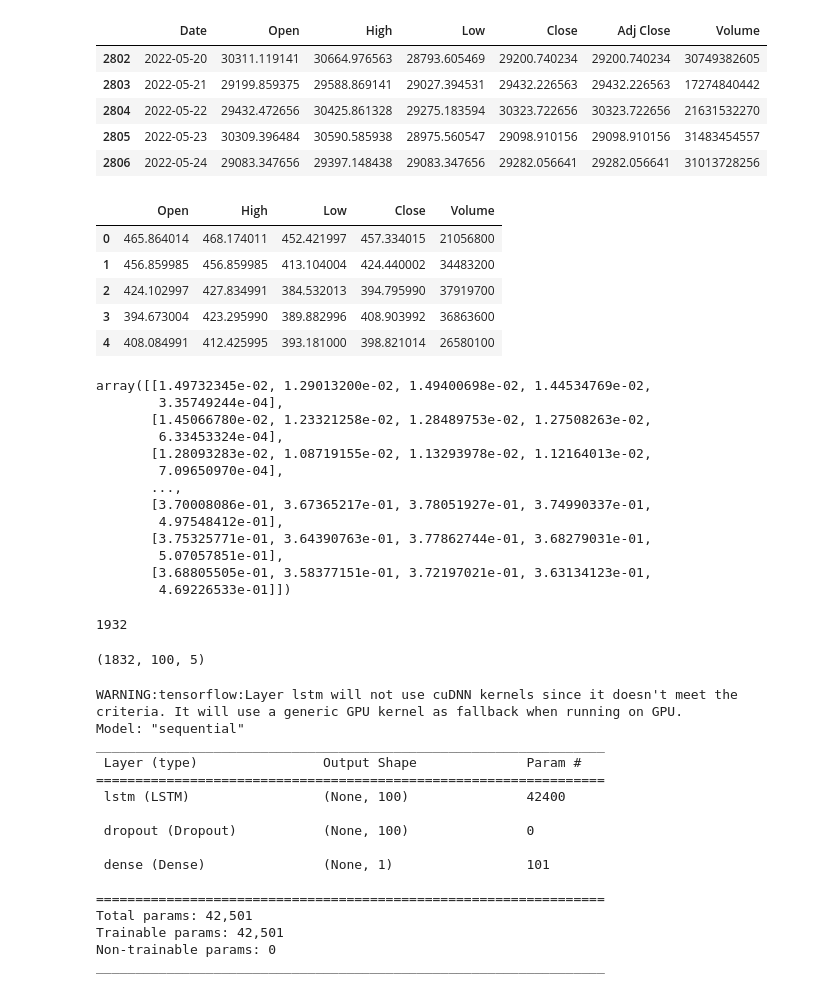
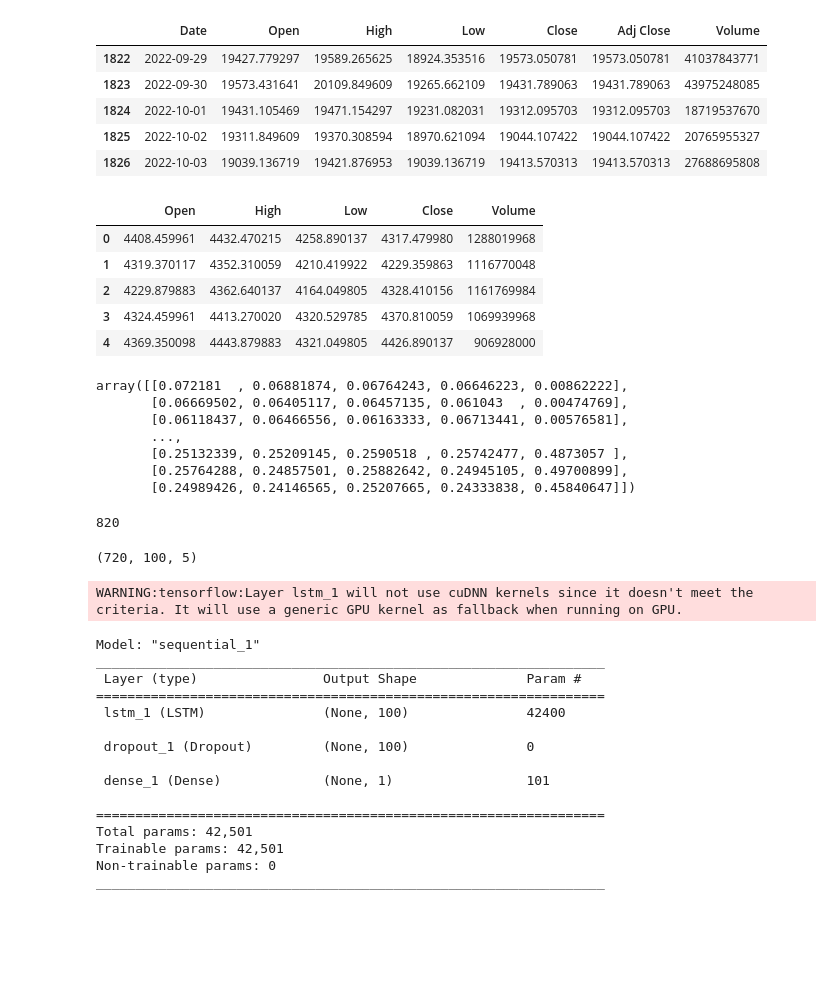
Before and after one commit to merttezcan/Bitcoin-Price-Prediction-using-LSTM, a Jupyter notebook: dl_project.ipynb, the cells around one changed output. Cells and saved outputs as stored; diff of their text form; code cells hidden in the pictures; blank space fills up the shorter version.

```diff
--- a/dl_project.ipynb
+++ b/dl_project.ipynb
@@ -12,15 +12,15 @@ from keras.layers import Dense, LSTM, Dropout
 # %%
 #getting the data
 
-data = pd.read_csv('BTC-USD.csv', date_parser = True)
+data = pd.read_csv('BTC-USD-5-years.csv', date_parser = True)
 data.tail()
 # %% [output]
 |  | Date | Open | High | Low | Close | Adj Close | Volume |
-| 2802 | 2022-05-20 | 30311.119141 | 30664.976563 | 28793.605469 | 29200.740234 | 29200.740234 | 30749382605 |
-| 2803 | 2022-05-21 | 29199.859375 | 29588.869141 | 29027.394531 | 29432.226563 | 29432.226563 | 17274840442 |
-| 2804 | 2022-05-22 | 29432.472656 | 30425.861328 | 29275.183594 | 30323.722656 | 30323.722656 | 21631532270 |
-| 2805 | 2022-05-23 | 30309.396484 | 30590.585938 | 28975.560547 | 29098.910156 | 29098.910156 | 31483454557 |
-| 2806 | 2022-05-24 | 29083.347656 | 29397.148438 | 29083.347656 | 29282.056641 | 29282.056641 | 31013728256 |
+| 1822 | 2022-09-29 | 19427.779297 | 19589.265625 | 18924.353516 | 19573.050781 | 19573.050781 | 41037843771 |
+| 1823 | 2022-09-30 | 19573.431641 | 20109.849609 | 19265.662109 | 19431.789063 | 19431.789063 | 43975248085 |
+| 1824 | 2022-10-01 | 19431.105469 | 19471.154297 | 19231.082031 | 19312.095703 | 19312.095703 | 18719537670 |
+| 1825 | 2022-10-02 | 19311.849609 | 19370.308594 | 18970.621094 | 19044.107422 | 19044.107422 | 20765955327 |
+| 1826 | 2022-10-03 | 19039.136719 | 19421.876953 | 19039.136719 | 19413.570313 | 19413.570313 | 27688695808 |
 # %%
 #splitting the data into training and test sets
 
@@ -31,11 +31,11 @@ training_data = raw_training_data.drop(['Date', 'Adj Close'], axis = 1)
 training_data.head()
 # %% [output]
 |  | Open | High | Low | Close | Volume |
-| 0 | 465.864014 | 468.174011 | 452.421997 | 457.334015 | 21056800 |
-| 1 | 456.859985 | 456.859985 | 413.104004 | 424.440002 | 34483200 |
-| 2 | 424.102997 | 427.834991 | 384.532013 | 394.795990 | 37919700 |
-| 3 | 394.673004 | 423.295990 | 389.882996 | 408.903992 | 36863600 |
-| 4 | 408.084991 | 412.425995 | 393.181000 | 398.821014 | 26580100 |
+| 0 | 4408.459961 | 4432.470215 | 4258.890137 | 4317.479980 | 1288019968 |
+| 1 | 4319.370117 | 4352.310059 | 4210.419922 | 4229.359863 | 1116770048 |
+| 2 | 4229.879883 | 4362.640137 | 4164.049805 | 4328.410156 | 1161769984 |
+| 3 | 4324.459961 | 4413.270020 | 4320.529785 | 4370.810059 | 1069939968 |
+| 4 | 4369.350098 | 4443.879883 | 4321.049805 | 4426.890137 | 906928000 |
 # %%
 #applying minmax scaler, it preserves the shape, so we can unscale it at the end and check the prices
 
@@ -43,19 +43,13 @@ scaler = MinMaxScaler()
 training_data = scaler.fit_transform(training_data)
 training_data
 # %% [output]
-array([[1.49732345e-02, 1.29013200e-02, 1.49400698e-02, 1.44534769e-02,
-        3.35749244e-04],
-       [1.45066780e-02, 1.23321258e-02, 1.28489753e-02, 1.27508263e-02,
-        6.33453324e-04],
-       [1.28093283e-02, 1.08719155e-02, 1.13293978e-02, 1.12164013e-02,
-        7.09650970e-04],
+array([[0.072181  , 0.06881874, 0.06764243, 0.06646223, 0.00862222],
+       [0.06669502, 0.06405117, 0.06457135, 0.061043  , 0.00474769],
+       [0.06118437, 0.06466556, 0.06163333, 0.06713441, 0.00576581],
        ...,
-       [3.70008086e-01, 3.67365217e-01, 3.78051927e-01, 3.74990337e-01,
-        4.97548412e-01],
-       [3.75325771e-01, 3.64390763e-01, 3.77862744e-01, 3.68279031e-01,
-        5.07057851e-01],
-       [3.68805505e-01, 3.58377151e-01, 3.72197021e-01, 3.63134123e-01,
-        4.69226533e-01]])
+       [0.25132339, 0.25209145, 0.2590518 , 0.25742477, 0.4873057 ],
+       [0.25764288, 0.24857501, 0.25882642, 0.24945105, 0.49700899],
+       [0.24989426, 0.24146565, 0.25207665, 0.24333838, 0.45840647]])
 # %%
 #creating X_train and Y_train
 
@@ -66,7 +60,7 @@ Y_train = []
 
 training_data.shape[0]
 # %% [output]
-1932
+820
 # %%
 #generating sequences for LSTM
 
@@ -76,7 +70,7 @@ for i in range(100, training_data.shape[0]):
 X_train, Y_train = np.array(X_train), np.array(Y_train)
 X_train.shape
 # %% [output]
-(1832, 100, 5)
+(720, 100, 5)
 # %%
 #creating the LSTM model with one dropout and one dense layer
 
@@ -87,22 +81,22 @@ model.add(Dense(units = 1))
 
 model.summary()
 # %% [output]
-WARNING:tensorflow:Layer lstm will not use cuDNN kernels since it doesn't meet the criteria. It will use a generic GPU kernel as fallback when running on GPU.
-Model: "sequential"
-_________________________________________________________________
- Layer (type)                Output Shape              Param #
-=================================================================
- lstm (LSTM)                 (None, 100)               42400
-
- dropout (Dropout)           (None, 100)               0
-
- dense (Dense)               (None, 1)                 101
-
-=================================================================
-Total params: 42,501
-Trainable params: 42,501
-Non-trainable params: 0
-_________________________________________________________________
+WARNING:tensorflow:Layer lstm_1 will not use cuDNN kernels since it doesn't meet the criteria. It will use a generic GPU kernel as fallback when running on GPU.
+Model: "sequential_1"
+_________________________________________________________________
+ Layer (type)                Output Shape              Param #
+=================================================================
+ lstm_1 (LSTM)               (None, 100)               42400
+
+ dropout_1 (Dropout)         (None, 100)               0
+
+ dense_1 (Dense)             (None, 1)                 101
+
+=================================================================
+Total params: 42,501
+Trainable params: 42,501
+Non-trainable params: 0
+_________________________________________________________________
 # %%
 #training
 
```
Also changed, not shown: parts of 11 cells of this notebook.
